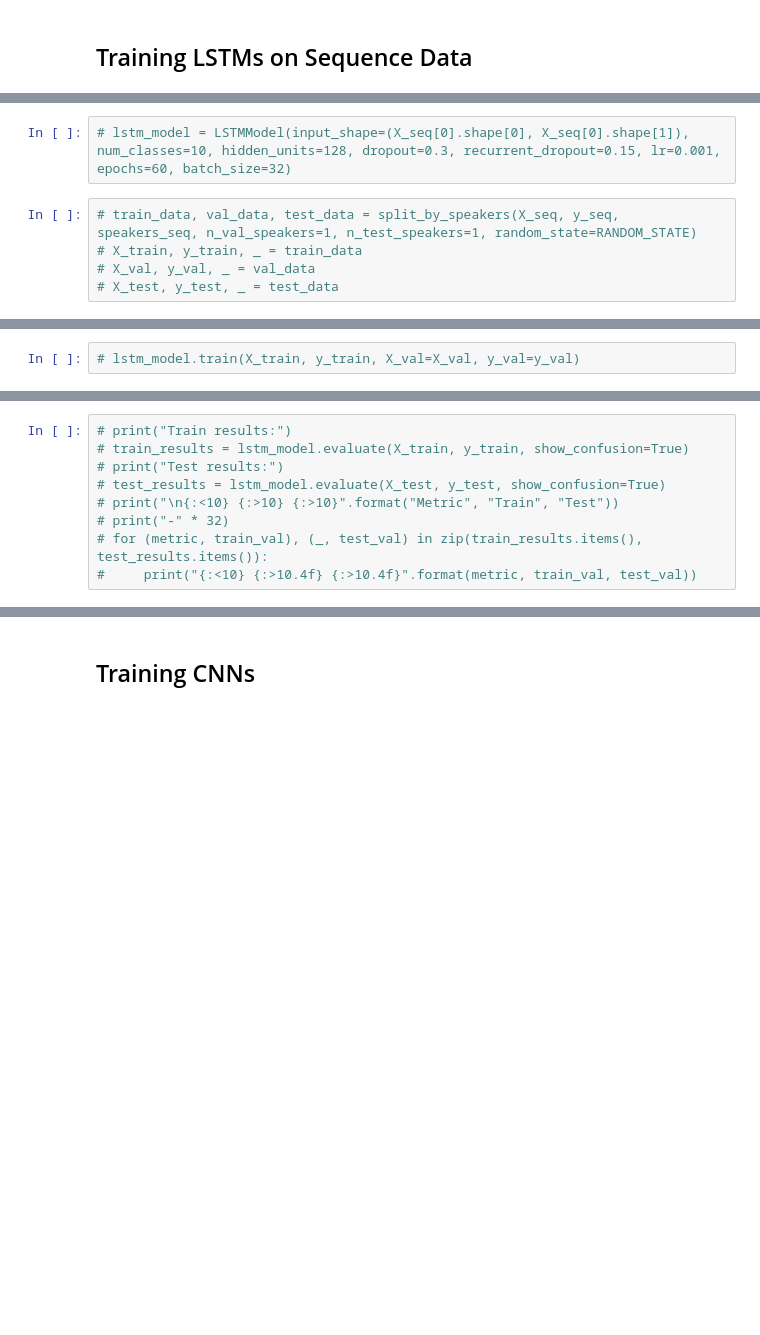
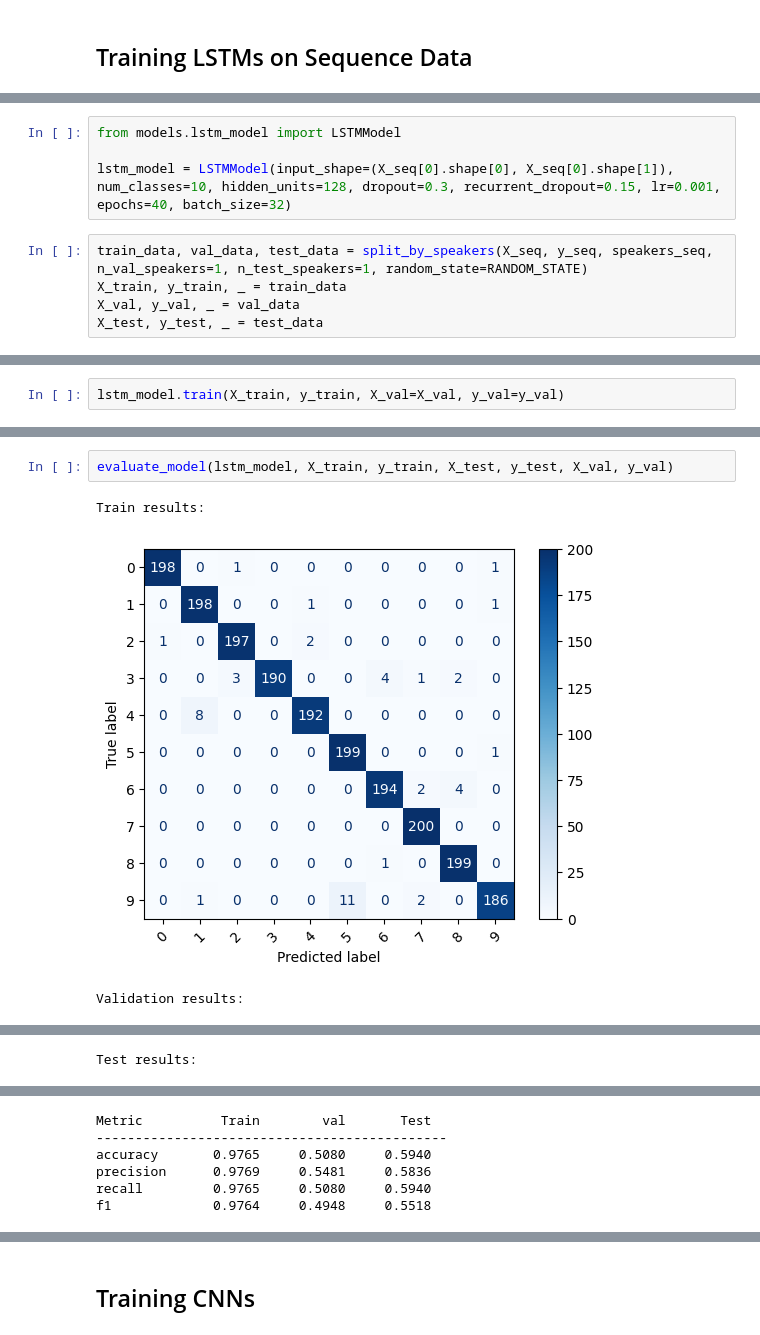
Before and after one commit to AdiPassover/Machine-Learning-Final-Assignment, a Jupyter notebook: project.ipynb, the cells around one changed output, grey strips where cells are left out. Cells and saved outputs as stored; diff of their text form; blank space fills up the shorter version.

```diff
--- a/project.ipynb
+++ b/project.ipynb
@@ -205,7 +235,9 @@ f1             1.0000     0.6520
 # %%
-# lstm_model = LSTMModel(input_shape=(X_seq[0].shape[0], X_seq[0].shape[1]), num_classes=10, hidden_units=128, dropout=0.3, recurrent_dropout=0.15, lr=0.001, epochs=60, batch_size=32)
+from models.lstm_model import LSTMModel
+
+lstm_model = LSTMModel(input_shape=(X_seq[0].shape[0], X_seq[0].shape[1]), num_classes=10, hidden_units=128, dropout=0.3, recurrent_dropout=0.15, lr=0.001, epochs=40, batch_size=32)
 # %%
-# train_data, val_data, test_data = split_by_speakers(X_seq, y_seq, speakers_seq, n_val_speakers=1, n_test_speakers=1, random_state=RANDOM_STATE)
-# X_train, y_train, _ = train_data
-# X_val, y_val, _ = val_data
-# X_test, y_test, _ = test_data
+train_data, val_data, test_data = split_by_speakers(X_seq, y_seq, speakers_seq, n_val_speakers=1, n_test_speakers=1, random_state=RANDOM_STATE)
+X_train, y_train, _ = train_data
+X_val, y_val, _ = val_data
+X_test, y_test, _ = test_data
@@ -212,2 +248,2 @@ f1             1.0000     0.6520
 # %%
-# lstm_model.train(X_train, y_train, X_val=X_val, y_val=y_val)
+lstm_model.train(X_train, y_train, X_val=X_val, y_val=y_val)
@@ -214,9 +268,6 @@ f1             1.0000     0.6520
 # %%
-# print("Train results:")
-# train_results = lstm_model.evaluate(X_train, y_train, show_confusion=True)
-# print("Test results:")
-# test_results = lstm_model.evaluate(X_test, y_test, show_confusion=True)
-# print("\n{:<10} {:>10} {:>10}".format("Metric", "Train", "Test"))
-# print("-" * 32)
-# for (metric, train_val), (_, test_val) in zip(train_results.items(), test_results.items()):
-#     print("{:<10} {:>10.4f} {:>10.4f}".format(metric, train_val, test_val))
+evaluate_model(lstm_model, X_train, y_train, X_test, y_test, X_val, y_val)
+# %% [output]
+Train results:
+[figure, added]
+Validation results:
@@ -222,0 +275 @@ f1             1.0000     0.6520
+Test results:
@@ -222,0 +277,6 @@ f1             1.0000     0.6520
+Metric          Train        val       Test
+---------------------------------------------
+accuracy       0.9765     0.5080     0.5940
+precision      0.9769     0.5481     0.5836
+recall         0.9765     0.5080     0.5940
+f1             0.9764     0.4948     0.5518
```
Also changed, not shown: parts of 20 cells of this notebook, 3 other files.
